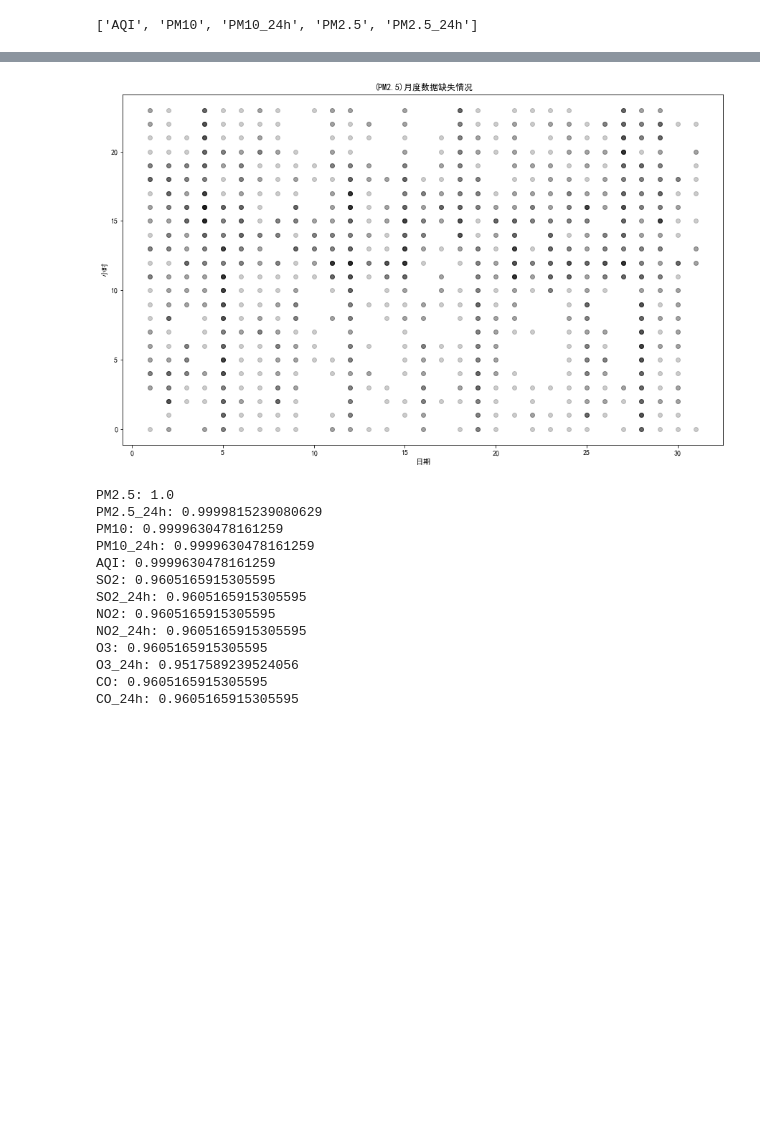
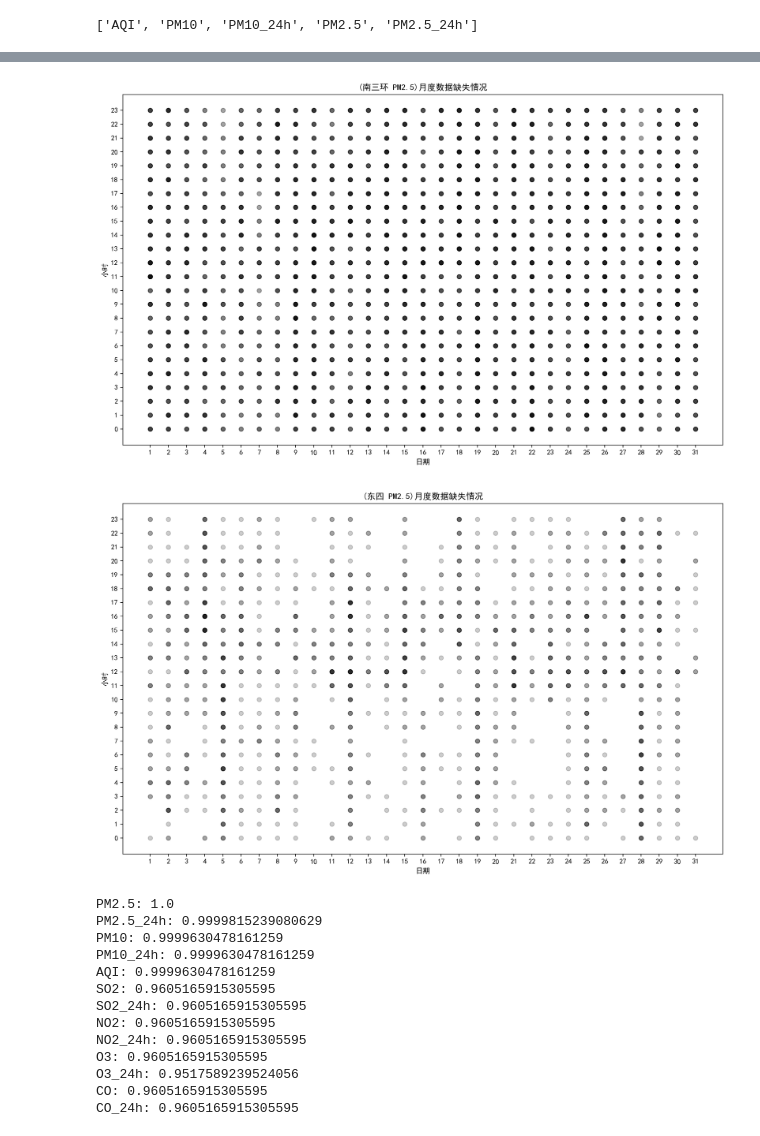
Before and after one commit to songyh15/PR2020_final_PM2.5, a Jupyter notebook: data_analysis.ipynb, the cells around one changed output, grey strips where cells are left out. Drawn from its saved outputs; the diff is of its cells as text; code cells hidden in the pictures; blank space fills up the shorter version.

```diff
--- a/data_analysis.ipynb
+++ b/data_analysis.ipynb
@@ -117,20 +178,43 @@ plt.show()
 # %%
-X_date = data_all[data_all['type']=='PM2.5'].iloc[:,0:2][data_all[data_all['type']=='PM2.5']['东四'].isnull()]['date'].values
-Y_hour = data_all[data_all['type']=='PM2.5'].iloc[:,0:2][data_all[data_all['type']=='PM2.5']['东四'].isnull()]['hour'].values
+X_date = data_all[data_all['type']=='PM2.5'].iloc[:,0:2][data_all[data_all['type']=='PM2.5']['南三环'].isnull()]['date'].values
+Y_hour = data_all[data_all['type']=='PM2.5'].iloc[:,0:2][data_all[data_all['type']=='PM2.5']['南三环'].isnull()]['hour'].values
 
 X_day = np.zeros(X_date.shape)
 for i in range(X_date.shape[0]):
     X_day[i] = str(X_date[i])[6:8]
 
 fig = plt.figure(figsize = (15,9))
+plt.rcParams['figure.dpi'] = 200 #分辨率
 plt.scatter(X_day, Y_hour, alpha=0.2,c='k')
-plt.title('(PM2.5)月度数据缺失情况')
+plt.title('(南三环 PM2.5)月度数据缺失情况')
 plt.xlabel('日期')
 plt.ylabel('小时')
+plt.xticks(np.array(range(1,32)).tolist())
+plt.yticks(np.array(range(0,24)).tolist())
 
 plt.show()
 # %% [output]
-[figure, old version]
+[figure, new version]
+# %%
+X_date = data_all[data_all['type']=='PM2.5'].iloc[:,0:2][data_all[data_all['type']=='PM2.5']['南三环'].isnull()]['date'].values
+Y_hour = data_all[data_all['type']=='PM2.5'].iloc[:,0:2][data_all[data_all['type']=='PM2.5']['南三环'].isnull()]['hour'].values
+
+X_day = np.zeros(X_date.shape)
+for i in range(X_date.shape[0]):
+    X_day[i] = str(X_date[i])[6:8]
+
+fig = plt.figure(figsize = (15,9))
+plt.rcParams['figure.dpi'] = 200 #分辨率
+plt.scatter(X_day, Y_hour, alpha=0.2,c='k')
+plt.title('(东四 PM2.5)月度数据缺失情况')
+plt.xlabel('日期')
+plt.ylabel('小时')
+plt.xticks(np.array(range(1,32)).tolist())
+plt.yticks(np.array(range(0,24)).tolist())
+
+plt.show()
+# %% [output]
+[figure, added]
 # %%
 # 查看数据缺失情况
 feature_list_all = ['PM2.5','PM2.5_24h','PM10','PM10_24h','AQI']
```
Also changed, not shown: parts of 4 cells of this notebook, 1 other file.
